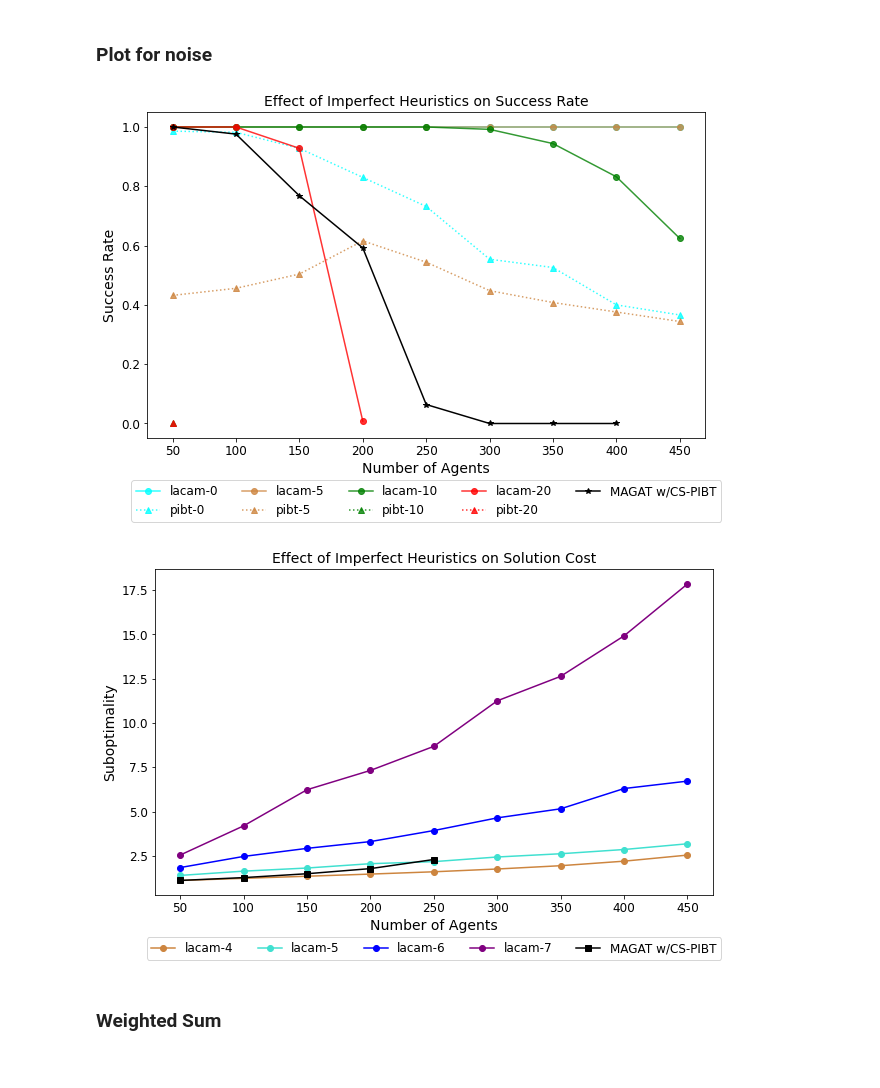
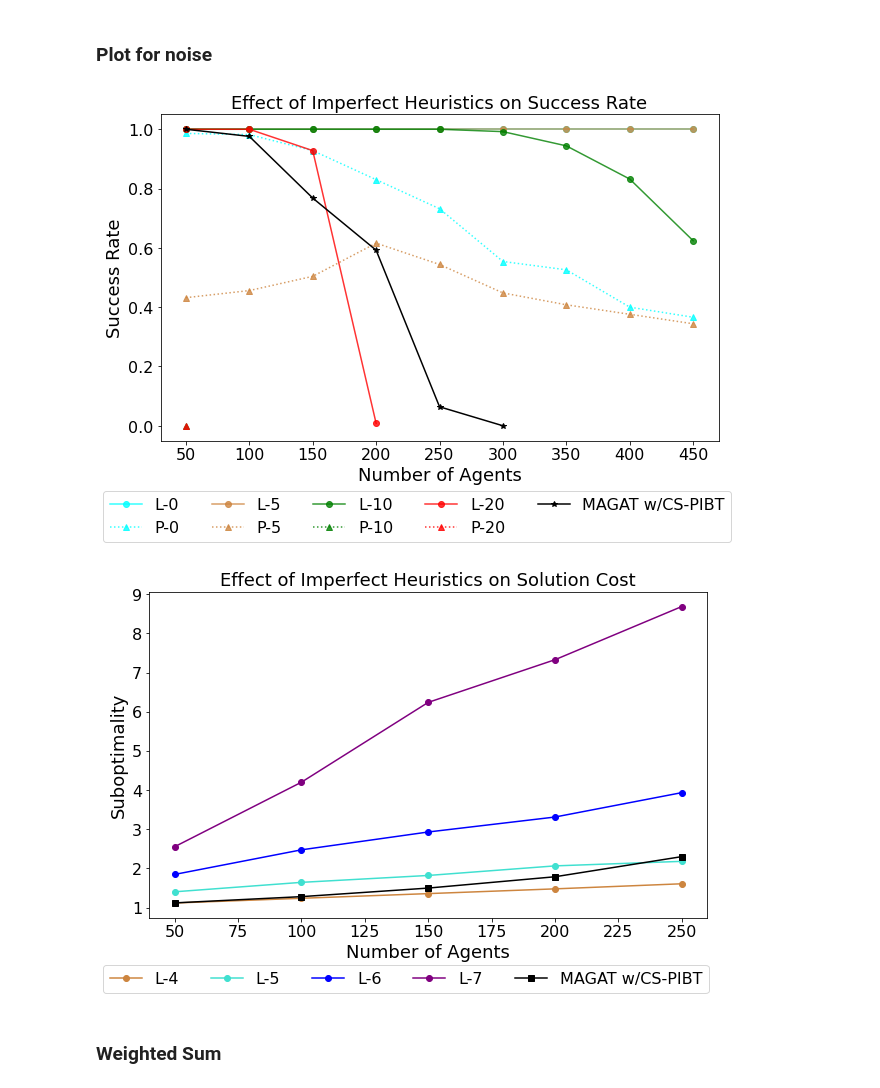
Before and after one commit to ArthurJakobsson/lacam_original, a Jupyter notebook: py/practice_updated.ipynb, the cells around one changed output. Drawn from its saved outputs; the diff is of its cells as text; code cells hidden in the pictures.

Commit message:
Saving updates to plots

```diff
--- a/py/practice_updated.ipynb
+++ b/py/practice_updated.ipynb
@@ -6,9 +6,9 @@ import os
 import matplotlib.pyplot as plt
 
 # Change font size based on https://stackoverflow.com/a/39566040
-SMALL_SIZE = 12
-MEDIUM_SIZE = 14
-BIGGER_SIZE = 20
+SMALL_SIZE = 16
+MEDIUM_SIZE = 18
+BIGGER_SIZE = 24
 
 plt.rc('font', size=SMALL_SIZE)          # controls default text sizes
 plt.rc('axes', titlesize=MEDIUM_SIZE)     # fontsize of the axes title
@@ -21,7 +21,8 @@ plt.rc('figure', titlesize=BIGGER_SIZE)  # fontsize of the figure title
 magatDataPath = ["/home/rishi/Desktop/CMU/Research/ml-mapf/lacam/lacam_original/logs/random-32-32-10/magatDataCSPIBT_NoRandom.csv",
                  "/home/rishi/Desktop/CMU/Research/ml-mapf/lacam/lacam_original/logs/random-32-32-10/magat_update_naive.csv",
                  "/home/rishi/Desktop/CMU/Research/ml-mapf/lacam/lacam_original/logs/random-32-32-10/magat_update_pibt_tiebreak.csv",
-                 "/home/rishi/Desktop/CMU/Research/ml-mapf/lacam/lacam_original/logs/random-32-32-10/magat_update_pibt.csv"][-1]
+                 "/home/rishi/Desktop/CMU/Research/ml-mapf/lacam/lacam_original/logs/random-32-32-10/magat_update_pibt.csv",
+                 "/home/rishi/Desktop/CMU/Research/ml-mapf/lacam/lacam_original/logs/random-32-32-10/magat_update2_pibt_no_random.csv"][-1]
 # %%
 dfMain = pd.read_csv(magatDataPath)
 dfMain["solved"] = dfMain["magatSucceed"]
@@ -324,7 +308,7 @@ plt.savefig(filename, bbox_inches='tight', dpi=600)
 agentNum = np.array([50, 100, 150, 200])
 # csPIBT = np.array([1, 0.976, 0.848, 0.8])
 # csPIBTNoRandom = np.array([0.84, 0.52, 0.16, 0])
-csPIBT = np.array([1, 0.976, 0.768, 0.064])
+csPIBT = np.array([1, 0.976, 0.768, 0.592])
 csPIBTNoRandom = np.array([0.84, 0.488, 0.16, 0.0])
 
 ours = np.array([0.92, 0.88, 0.704, 0.592])
@@ -401,7 +385,7 @@ for i, aSetting in enumerate([0, 5, 10, 20]):
 
         tmp = (agentDf["total_nodes_opened"] < 1000) & (agentDf["solved"] == 1)
         dataLimNodes.append(tmp.mean())
-    ax.plot(df["agents"].unique(), data, label="{}-{}".format("lacam", aSetting), c=c, marker='o', alpha=0.8)
+    ax.plot(df["agents"].unique(), data, label="{}-{}".format("L", aSetting), c=c, marker='o', alpha=0.8)
     # ax.plot(df["agents"].unique(), dataLimNodes, label="{}-{}-lim".format("lacam", aSetting), c=c,
     #         linestyle='--', marker='x')
 
@@ -415,12 +399,13 @@ for i, aSetting in enumerate([0, 5, 10, 20]):
     for agentNum in df["agents"].unique():
         agentDf = df.loc[df["agents"] == agentNum]
         data.append(agentDf["solved"].mean())
-    ax.plot(df["agents"].unique(), data, label="{}-{}".format("pibt", aSetting), c=c,
+    ax.plot(df["agents"].unique(), data, label="{}-{}".format("P", aSetting), c=c,
             linestyle=':', marker='^', alpha=0.8)
 
 # magatData = "/home/rishi/Desktop/CMU/Research/ml-mapf/lacam/lacam_original/logs/random-32-32-10/magatDataCSPIBT.csv"
 magatData = "/home/rishi/Desktop/CMU/Research/ml-mapf/lacam/lacam_original/logs/random-32-32-10/magat_update2_pibt.csv"
 df = pd.read_csv(magatData)
+df = df[df["agents"] <= 300]
 data = []
 for agentNum in df["agents"].unique():
     agentDf = df.loc[(df["agents"] == agentNum)]
@@ -432,11 +417,11 @@ ax.plot(df["agents"].unique(), data, c="black", marker='*', label="MAGAT w/CS-PI
 ax.set_title("Effect of Imperfect Heuristics on Success Rate")
 ax.set_ylabel('Success Rate')
 ax.set_xlabel('Number of Agents')
-ax.legend(loc='upper center', bbox_to_anchor=(0.5, -0.11), ncol=5)
+ax.legend(loc='upper center', bbox_to_anchor=(0.46, -0.13), ncol=5)
 filename = "fig-noise-success.pdf"
 plt.savefig(filename, bbox_inches='tight', dpi=600)
 # %% [output]
-[figure, old version]
+[figure, new version]
 # %%
 lacamDataFunc = lambda x, noise: "/home/rishi/Desktop/CMU/Research/ml-mapf/lacam/lacam_original/logs/random-32-32-10/nonn_noisy_{}_{}_5seeds.csv".format(x, noise)
 dfLowerBounds = pd.read_csv(lacamDataFunc("lacam", 1))
@@ -445,46 +430,47 @@ fig, ax = plt.subplots(figsize=(10, 6))
 # colors = ['cyan', 'peru', 'green', 'red']
 # for i, aSetting in enumerate([0, 5, 10, 20]):
 colors = ['peru', 'turquoise', 'blue', 'purple']
-# for i, aSetting in enumerate([5, 6, 7, 8]):
 for i, aSetting in enumerate([4,5,6,7]):
     c = colors[i]
     if aSetting == 0:
         df = pd.read_csv("/home/rishi/Desktop/CMU/Research/ml-mapf/lacam/lacam_original/logs/random-32-32-10/nonn_20seeds.csv")
     else:
         df = pd.read_csv(lacamDataFunc("lacam", aSetting))
+    df = df[df["agents"] <= 250]
 
     data = []
     dataLimNodes = []
     for agentNum in df["agents"].unique():
         agentDf = df.loc[(df["agents"] == agentNum) & (df["solved"] == 1)]
         # agentDf = agentDf.loc[agentDf["total_nodes_opened"] < 1]
         data.append((agentDf["soc"]/agentDf["soc_lb"]).median())
-    ax.plot(df["agents"].unique(), data, label="{}-{}".format("lacam", aSetting), c=c, marker='o')
+    ax.plot(df["agents"].unique(), data, label="{}-{}".format("L", aSetting), c=c, marker='o')
 
 
 # magatData = "/home/rishi/Desktop/CMU/Research/ml-mapf/lacam/lacam_original/logs/random-32-32-10/magatDataCSPIBT.csv"
 magatData = "/home/rishi/Desktop/CMU/Research/ml-mapf/lacam/lacam_original/logs/random-32-32-10/magat_update2_pibt.csv"
 df = pd.read_csv(magatData)
 df = pd.merge(df, dfLowerBounds, on=["scen_name", "agents", "seed"], how="inner") # Adds soc_lb
+df = df[df["agents"] <= 250]
 data = []
 for agentNum in df["agents"].unique():
     agentDf = df.loc[(df["agents"] == agentNum) & (df["magatSucceed"] == 1)]
     data.append((agentDf["magatCost"]/agentDf["soc_lb"]).median())
 ax.plot(df["agents"].unique(), data, c="black", marker='s', label="MAGAT w/CS-PIBT")
 # ax.plot(np.NaN, np.NaN, '-', color='none', label=" ")
 # ax.plot(np.NaN, np.NaN, '-', color='none', label=" ")
 
 ax.set_title("Effect of Imperfect Heuristics on Solution Cost")
 # ax.set_yscale("log")
 ax.set_ylabel('Suboptimality')
 ax.set_xlabel('Number of Agents')
-ax.legend(loc='upper center', bbox_to_anchor=(0.5, -0.11), ncol=5)
+ax.legend(loc='upper center', bbox_to_anchor=(0.46, -0.12), ncol=5)
 
-filename = "fig-noise-cost-close.pdf"
-# filename = "fig-noise-cost-big.pdf"
+filename = "fig-noise-cost-close250.pdf"
+# filename = "fig-noise-cost-big250.pdf"
 plt.savefig(filename, bbox_inches='tight', dpi=600)
 # %% [output]
-[figure, old version]
+[figure, new version]
 # %% [markdown]
 ### Weighted Sum
 # %%
```
Also changed, not shown: parts of 7 cells of this notebook, 1 other file.
